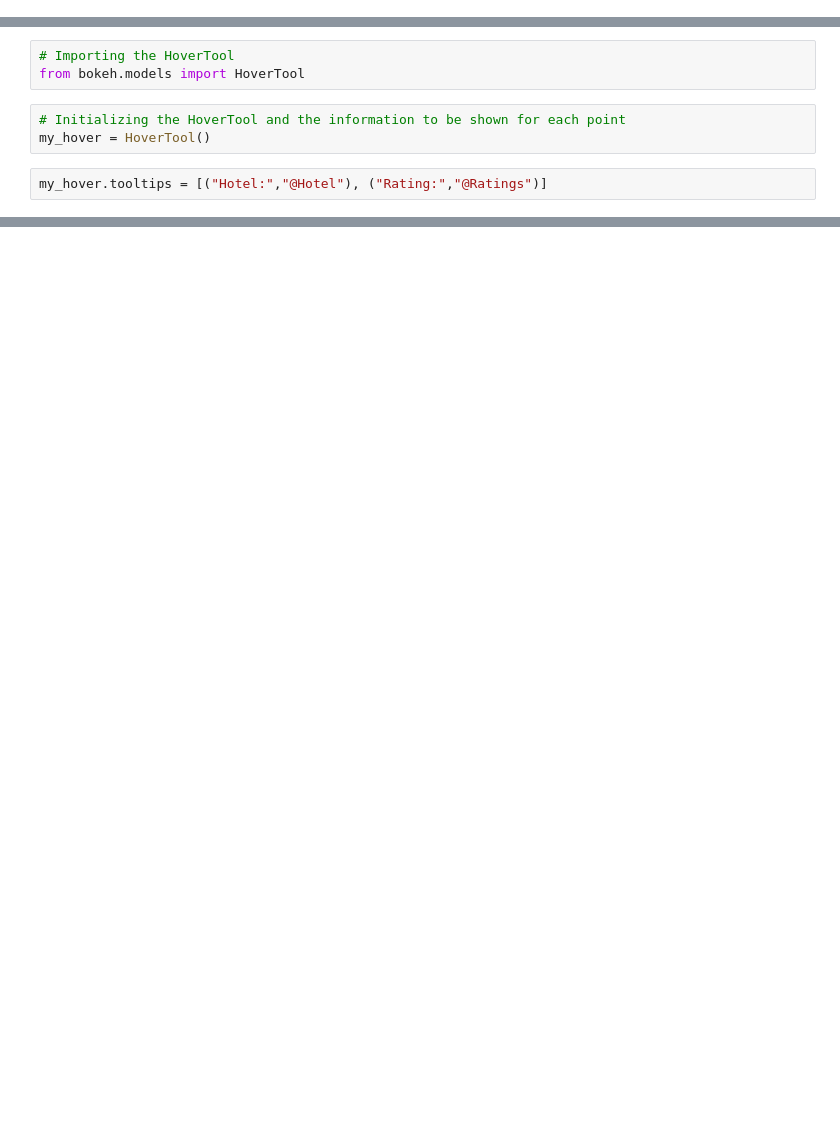
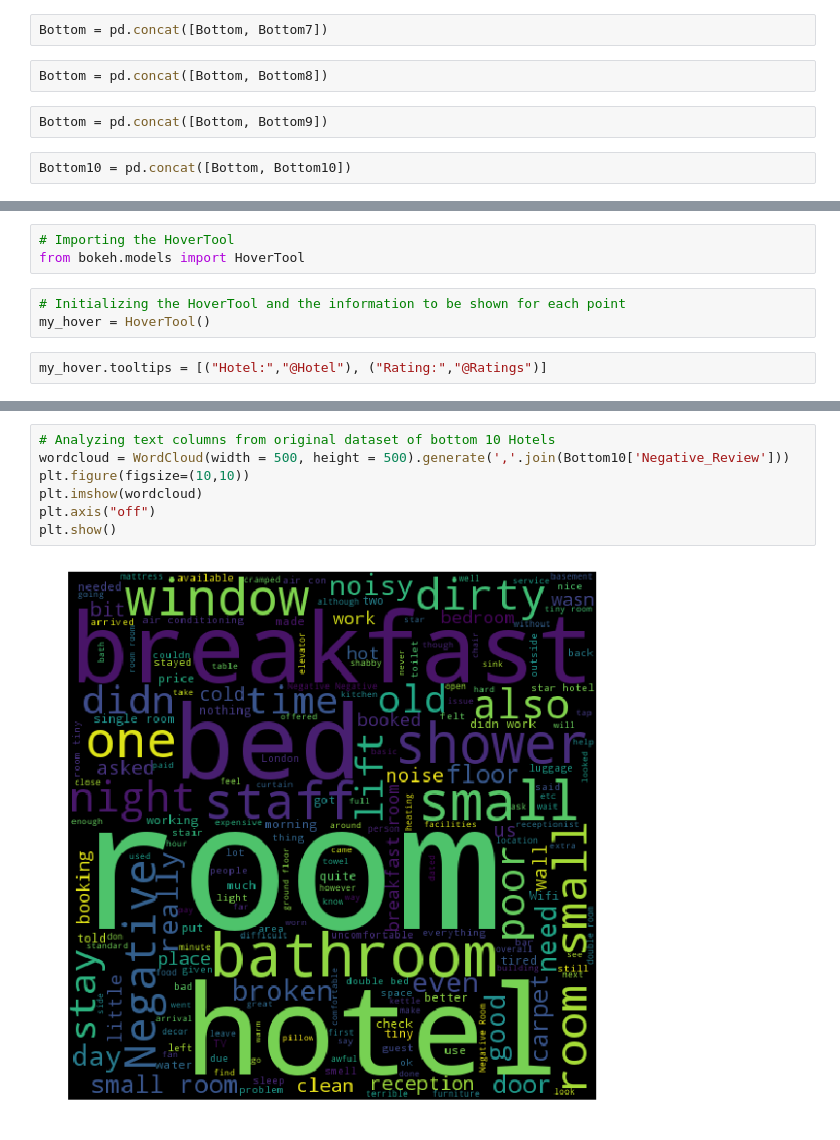
Before and after one commit to nhamler/MIS_665_Project, a Jupyter notebook: Project MIS 665 - Vacation to Europe made easier by Data Science.ipynb, the cells around one changed output, grey strips where cells are left out. Drawn from its saved outputs; the diff is of its cells as text; blank space fills up the shorter version.

```diff
--- a/Project MIS 665 - Vacation to Europe made easier by Data Science.ipynb
+++ b/Project MIS 665 - Vacation to Europe made easier by Data Science.ipynb
@@ -178,0 +234,8 @@ df2_top.to_csv("data/df_cleaned.csv")
+# %%
+Bottom = pd.concat([Bottom, Bottom7])
+# %%
+Bottom = pd.concat([Bottom, Bottom8])
+# %%
+Bottom = pd.concat([Bottom, Bottom9])
+# %%
+Bottom10 = pd.concat([Bottom, Bottom10])
@@ -267,0 +433,9 @@ plt.show()
+# %%
+# Analyzing text columns from original dataset of bottom 10 Hotels
+wordcloud = WordCloud(width = 500, height = 500).generate(','.join(Bottom10['Negative_Review']))
+plt.figure(figsize=(10,10))
+plt.imshow(wordcloud)
+plt.axis("off")
+plt.show()
+# %% [output]
+[figure, added]
```
Also changed, not shown: parts of 141 cells of this notebook.
